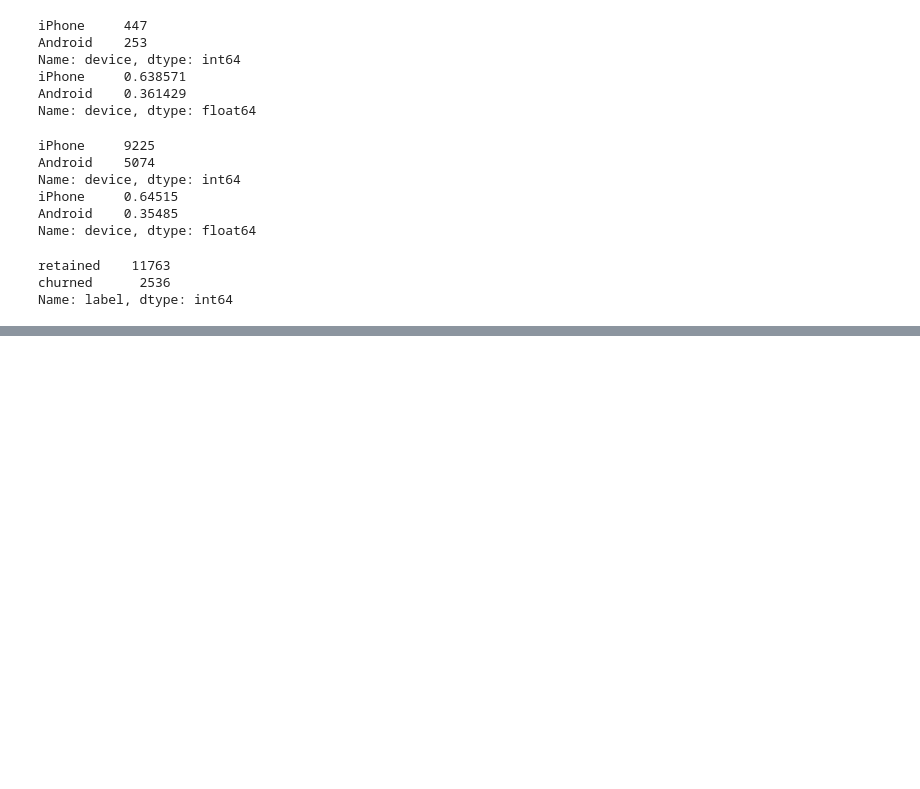
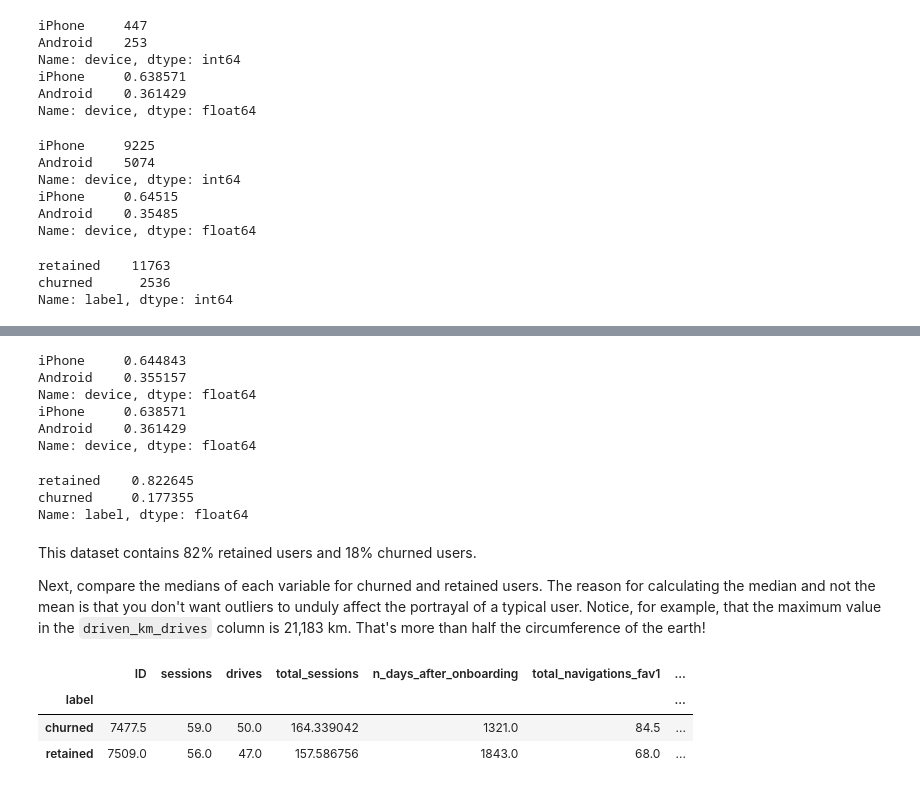
Before and after one commit to OTMounir/Waze-Project, a Jupyter notebook: Analyze Phase (Pace).ipynb, the cells around one changed output, grey strips where cells are left out. Cells and saved outputs as stored; diff of their text form; code cells hidden in the pictures; blank space fills up the shorter version.

```diff
--- a/Analyze Phase (Pace).ipynb
+++ b/Analyze Phase (Pace).ipynb
@@ -141,0 +139,28 @@ Series([], Name: label, dtype: int64)
+# %%
+print(waze_df['device'].value_counts(normalize=True))
+print(df_null['device'].value_counts(normalize=True))
+# %% [output]
+iPhone     0.644843
+Android    0.355157
+Name: device, dtype: float64
+iPhone     0.638571
+Android    0.361429
+Name: device, dtype: float64
+# %%
+#let's compare the percentage of churn/retained people
+waze_df['label'].value_counts(normalize=True)
+# %% [output]
+retained    0.822645
+churned     0.177355
+Name: label, dtype: float64
+# %% [markdown]
+This dataset contains 82% retained users and 18% churned users.
+
+Next, compare the medians of each variable for churned and retained users. The reason for calculating the median and not the mean is that you don't want outliers to unduly affect the portrayal of a typical user. Notice, for example, that the maximum value in the `driven_km_drives` column is 21,183 km. That's more than half the circumference of the earth!
+# %%
+waze_df.groupby('label').median(numeric_only=True)
+# %% [output]
+|  | ID | sessions | drives | total_sessions | n_days_after_onboarding | total_navigations_fav1 | ... |
+| label |  |  |  |  |  |  | ... |
+| churned | 7477.5 | 59.0 | 50.0 | 164.339042 | 1321.0 | 84.5 | ... |
+| retained | 7509.0 | 56.0 | 47.0 | 157.586756 | 1843.0 | 68.0 | ... |
```
Also changed, not shown: parts of 7 cells of this notebook.
